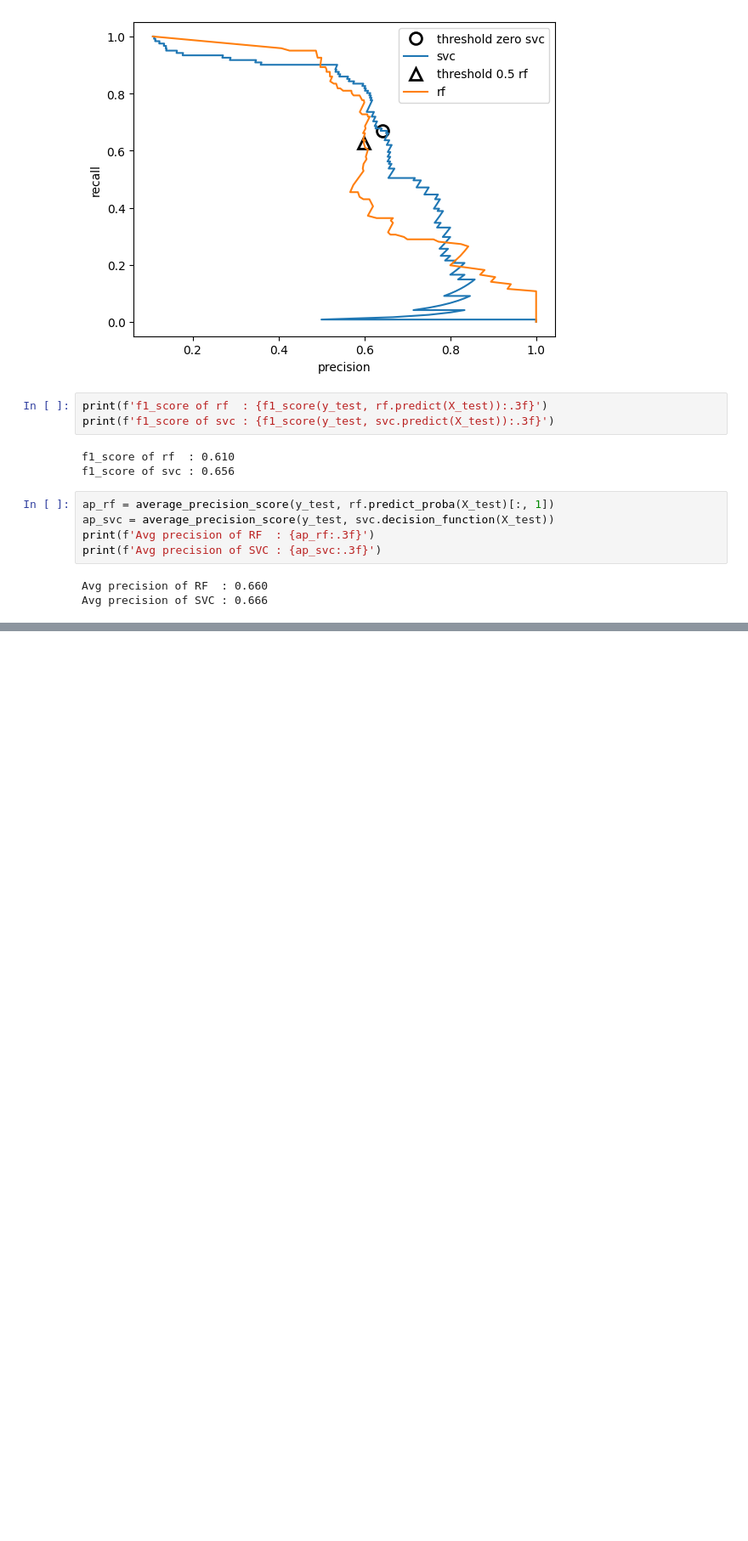
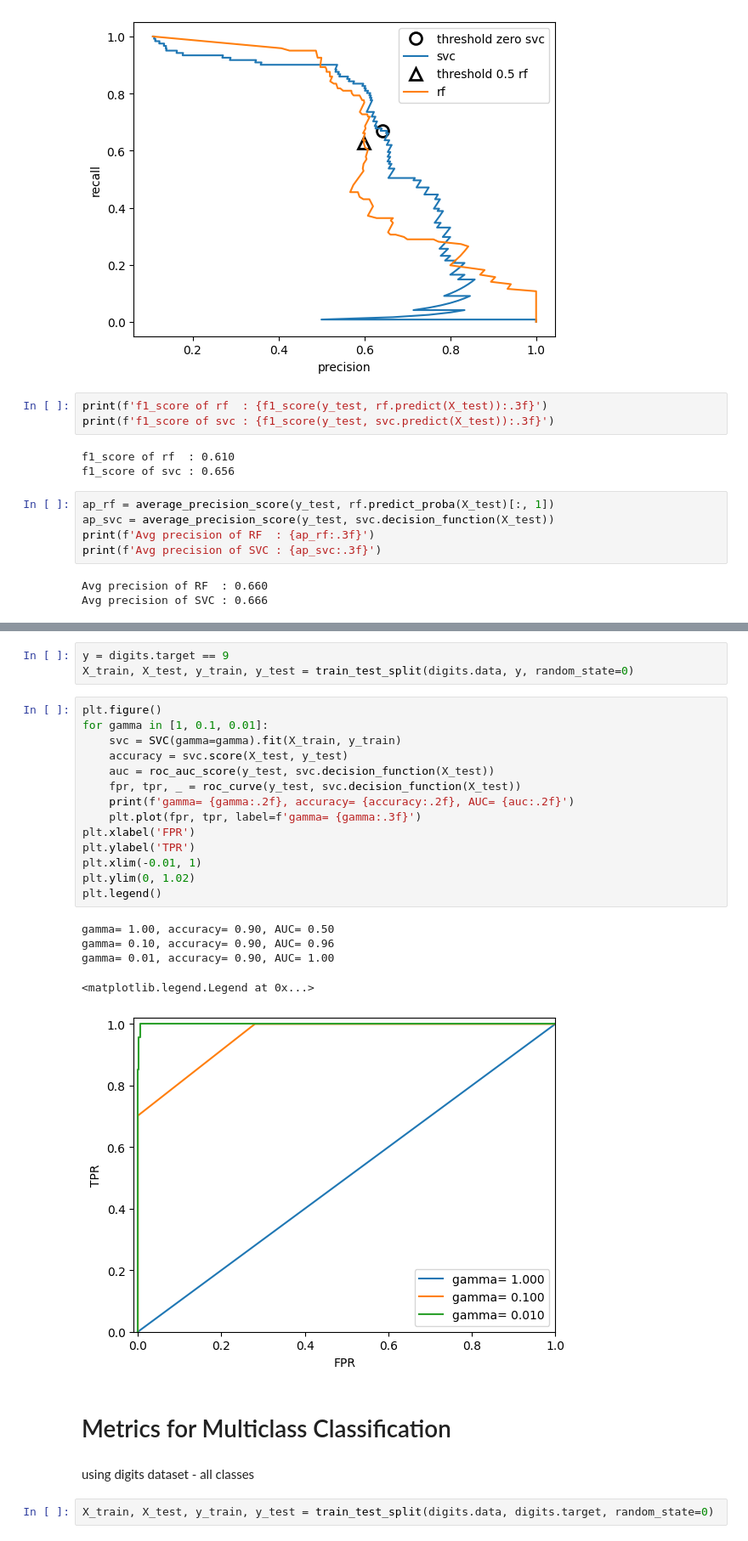
Before and after one commit to abhaykukade/ml_model_evaluation, a Jupyter notebook: model_evaluation.ipynb, the cells around one changed output, grey strips where cells are left out. Shown: that part at 85% size. Saved outputs shown, nothing was run; the diff lists cells and outputs as text; blank space fills up the shorter version.

```diff
--- a/model_evaluation.ipynb
+++ b/model_evaluation.ipynb
@@ -372,0 +405,29 @@ Avg precision of SVC : 0.666
+# %%
+y = digits.target == 9
+X_train, X_test, y_train, y_test = train_test_split(digits.data, y, random_state=0)
+# %%
+plt.figure()
+for gamma in [1, 0.1, 0.01]:
+    svc = SVC(gamma=gamma).fit(X_train, y_train)
+    accuracy = svc.score(X_test, y_test)
+    auc = roc_auc_score(y_test, svc.decision_function(X_test))
+    fpr, tpr, _ = roc_curve(y_test, svc.decision_function(X_test))
+    print(f'gamma= {gamma:.2f}, accuracy= {accuracy:.2f}, AUC= {auc:.2f}')
+    plt.plot(fpr, tpr, label=f'gamma= {gamma:.3f}')
+plt.xlabel('FPR')
+plt.ylabel('TPR')
+plt.xlim(-0.01, 1)
+plt.ylim(0, 1.02)
+plt.legend()
+# %% [output]
+gamma= 1.00, accuracy= 0.90, AUC= 0.50
+gamma= 0.10, accuracy= 0.90, AUC= 0.96
+gamma= 0.01, accuracy= 0.90, AUC= 1.00
+<matplotlib.legend.Legend at 0x...>
+[figure, added]
+# %% [markdown]
+# Metrics for Multiclass Classification
+# %% [markdown]
+using digits dataset - all classes
+# %%
+X_train, X_test, y_train, y_test = train_test_split(digits.data, digits.target, random_state=0)
```
Also changed, not shown: parts of 10 cells of this notebook.
